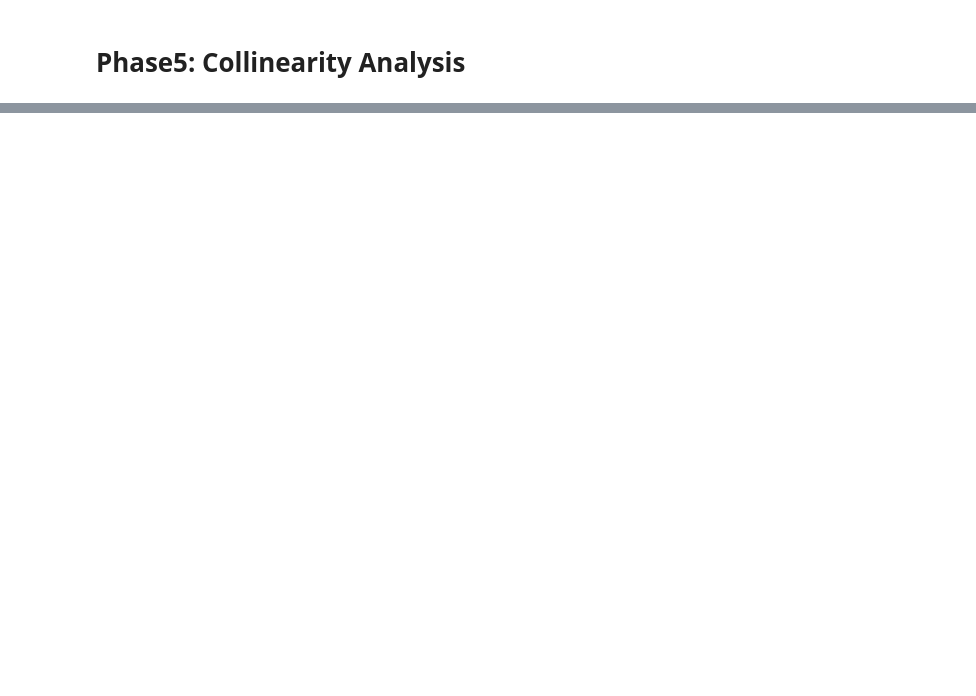
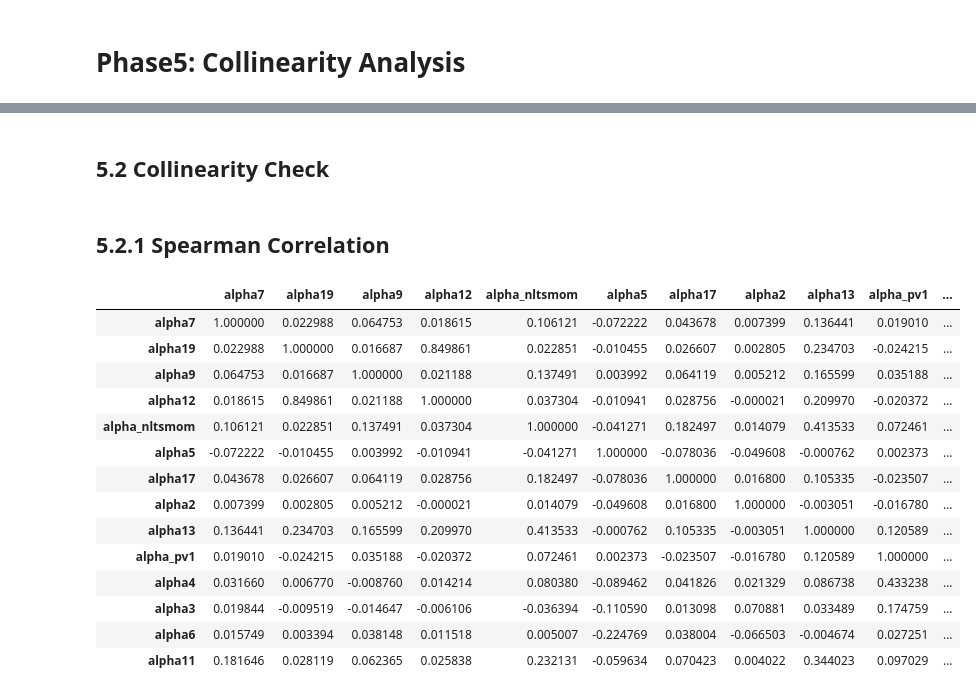
Before and after one commit to Yzc20060417/Multi-Factor-Equities-Investing, a Jupyter notebook: notebooks/Collinearity Analysis.ipynb, the cells around one changed output, grey strips where cells are left out. Cells and saved outputs as stored; diff of their text form; code cells hidden in the pictures; blank space fills up the shorter version.

```diff
--- a/notebooks/Collinearity Analysis.ipynb
+++ b/notebooks/Collinearity Analysis.ipynb
@@ -88,0 +616,75 @@ Hit Rate (p>0)      :   51.36%
+# %% [markdown]
+## 5.2 Collinearity Check
+# %% [markdown]
+## 5.2.1 Spearman Correlation
+# %%
+from itertools import combinations
+
+def daily_cs_corr(xi: pd.DataFrame, xj: pd.DataFrame, min_names=30):
+    """
+    For each day: corr across tickers between xi[t,:] and xj[t,:]
+    Returns: Series indexed by date
+    """
+    # align
+    xi, xj = xi.align(xj, join="inner", axis=0)
+    corrs = []
+    dates = xi.index
+    for t in dates:
+        a = xi.loc[t]
+        b = xj.loc[t]
+        m = a.notna() & b.notna()
+        if m.sum() < min_names:
+            corrs.append(np.nan)
+        else:
+            corrs.append(a[m].corr(b[m], method="spearman"))
+    return pd.Series(corrs, index=dates)
+
+def factor_corr_matrix(alpha_rank, univ, alphas, date_mask, viable=None, min_names=30):
+    alphas = list(alphas)
+    C = pd.DataFrame(np.nan, index=alphas, columns=alphas)
+    N = pd.DataFrame(0, index=alphas, columns=alphas, dtype=int)
+
+    # pre-mask
+    X = {a: alpha_rank[a].loc[date_mask].where(univ.loc[date_mask]) for a in alphas}
+
+    for a in alphas:
+        C.loc[a, a] = 1.0
+        N.loc[a, a] = int(date_mask.sum())
+
+    for a, b in combinations(alphas, 2):
+        xi, xj = X[a], X[b]
+
+        # apply viability intersection if provided
+        if viable is not None:
+            v = viable[a].loc[date_mask] & viable[b].loc[date_mask]
+            xi = xi.loc[v]
+            xj = xj.loc[v]
+
+        s = daily_cs_corr(xi, xj, min_names=min_names).dropna()
+        C.loc[a, b] = C.loc[b, a] = float(s.mean()) if len(s) else np.nan
+        N.loc[a, b] = N.loc[b, a] = int(len(s))
+
+    return C, N
+
+C_spear, N_eff = factor_corr_matrix(
+    alpha_rank, univ, ALPHAS2, DATE_MASK, viable=viable_rank, min_names=MIN_NAMES
+)
+
+display(C_spear)
+display(N_eff)
+# %% [output]
+|  | alpha7 | alpha19 | alpha9 | alpha12 | alpha_nltsmom | alpha5 | alpha17 | alpha2 | alpha13 | alpha_pv1 | ... |
+| alpha7 | 1.000000 | 0.022988 | 0.064753 | 0.018615 | 0.106121 | -0.072222 | 0.043678 | 0.007399 | 0.136441 | 0.019010 | ... |
+| alpha19 | 0.022988 | 1.000000 | 0.016687 | 0.849861 | 0.022851 | -0.010455 | 0.026607 | 0.002805 | 0.234703 | -0.024215 | ... |
+| alpha9 | 0.064753 | 0.016687 | 1.000000 | 0.021188 | 0.137491 | 0.003992 | 0.064119 | 0.005212 | 0.165599 | 0.035188 | ... |
+| alpha12 | 0.018615 | 0.849861 | 0.021188 | 1.000000 | 0.037304 | -0.010941 | 0.028756 | -0.000021 | 0.209970 | -0.020372 | ... |
+| alpha_nltsmom | 0.106121 | 0.022851 | 0.137491 | 0.037304 | 1.000000 | -0.041271 | 0.182497 | 0.014079 | 0.413533 | 0.072461 | ... |
+| alpha5 | -0.072222 | -0.010455 | 0.003992 | -0.010941 | -0.041271 | 1.000000 | -0.078036 | -0.049608 | -0.000762 | 0.002373 | ... |
+| alpha17 | 0.043678 | 0.026607 | 0.064119 | 0.028756 | 0.182497 | -0.078036 | 1.000000 | 0.016800 | 0.105335 | -0.023507 | ... |
+| alpha2 | 0.007399 | 0.002805 | 0.005212 | -0.000021 | 0.014079 | -0.049608 | 0.016800 | 1.000000 | -0.003051 | -0.016780 | ... |
+| alpha13 | 0.136441 | 0.234703 | 0.165599 | 0.209970 | 0.413533 | -0.000762 | 0.105335 | -0.003051 | 1.000000 | 0.120589 | ... |
+| alpha_pv1 | 0.019010 | -0.024215 | 0.035188 | -0.020372 | 0.072461 | 0.002373 | -0.023507 | -0.016780 | 0.120589 | 1.000000 | ... |
+| alpha4 | 0.031660 | 0.006770 | -0.008760 | 0.014214 | 0.080380 | -0.089462 | 0.041826 | 0.021329 | 0.086738 | 0.433238 | ... |
+| alpha3 | 0.019844 | -0.009519 | -0.014647 | -0.006106 | -0.036394 | -0.110590 | 0.013098 | 0.070881 | 0.033489 | 0.174759 | ... |
+| alpha6 | 0.015749 | 0.003394 | 0.038148 | 0.011518 | 0.005007 | -0.224769 | 0.038004 | -0.066503 | -0.004674 | 0.027251 | ... |
+| alpha11 | 0.181646 | 0.028119 | 0.062365 | 0.025838 | 0.232131 | -0.059634 | 0.070423 | 0.004022 | 0.344023 | 0.097029 | ... |
```
Also changed, not shown: parts of 26 cells of this notebook.
